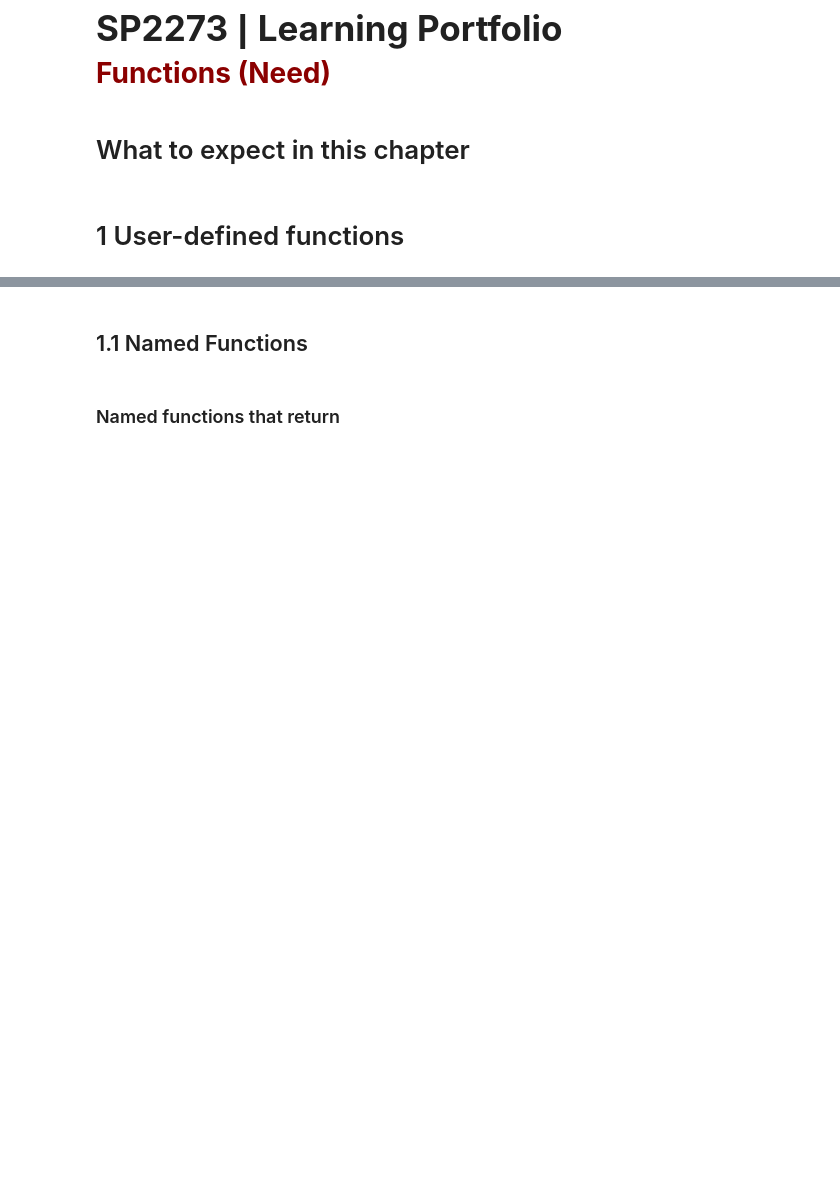
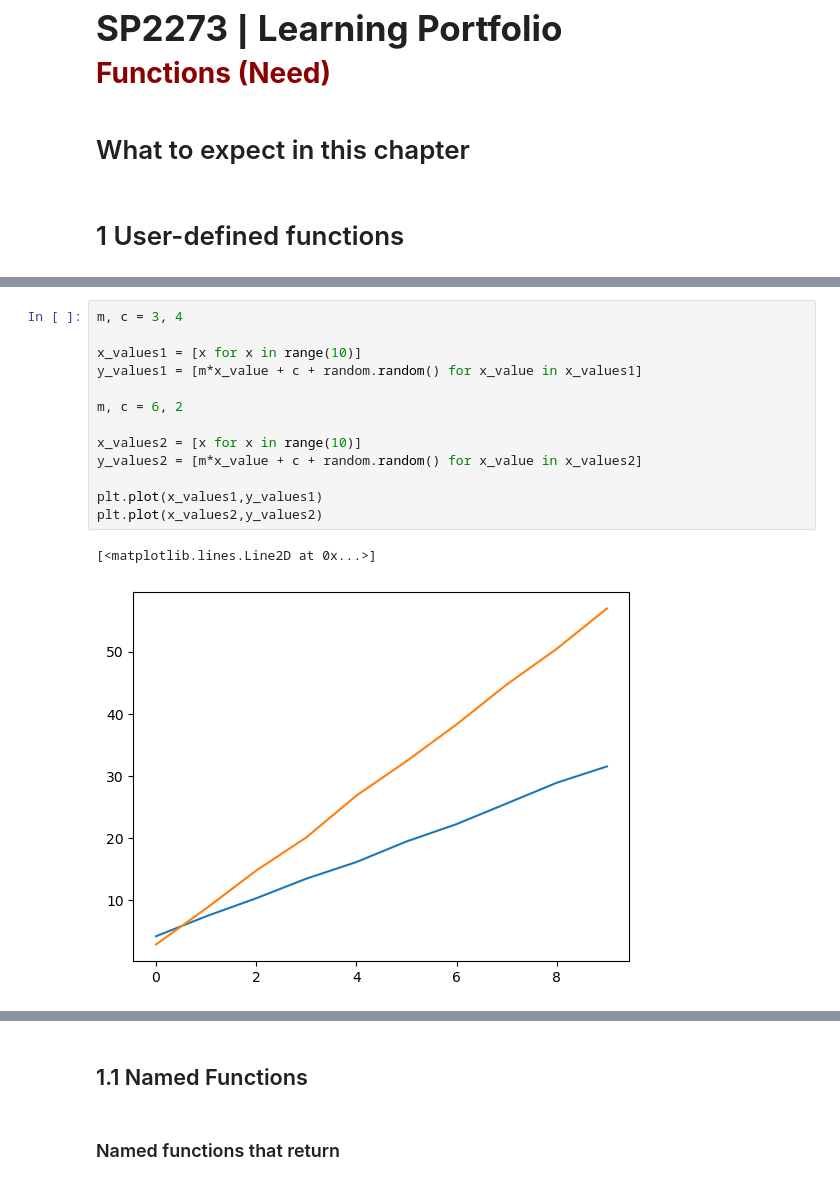
Before and after one commit to SPS-SP2273/learning-portfolio-reneeyeapyewjin, a Jupyter notebook: 5.1_functions/functions_(need).ipynb, the cells around one changed output, grey strips where cells are left out. Saved outputs shown, nothing was run; the diff lists cells and outputs as text; blank space fills up the shorter version.

```diff
--- a/5.1_functions/functions_(need).ipynb
+++ b/5.1_functions/functions_(need).ipynb
@@ -6,0 +33,16 @@
+# %%
+m, c = 3, 4
+
+x_values1 = [x for x in range(10)]
+y_values1 = [m*x_value + c + random.random() for x_value in x_values1]
+
+m, c = 6, 2
+
+x_values2 = [x for x in range(10)]
+y_values2 = [m*x_value + c + random.random() for x_value in x_values2]
+
+plt.plot(x_values1,y_values1)
+plt.plot(x_values2,y_values2)
+# %% [output]
+[<matplotlib.lines.Line2D at 0x...>]
+[figure, added]
```
Also changed, not shown: parts of 6 cells of this notebook, 1 other file.
